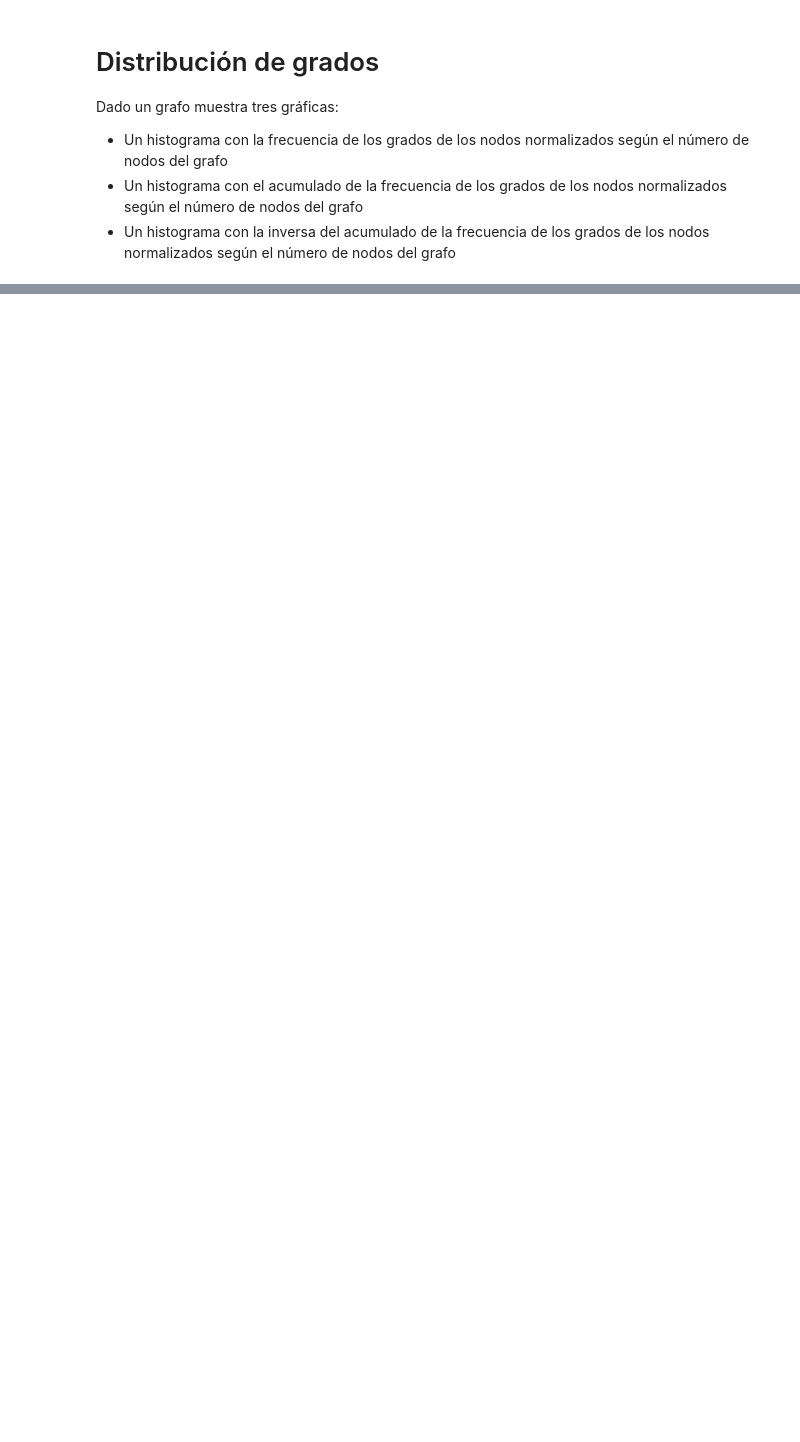
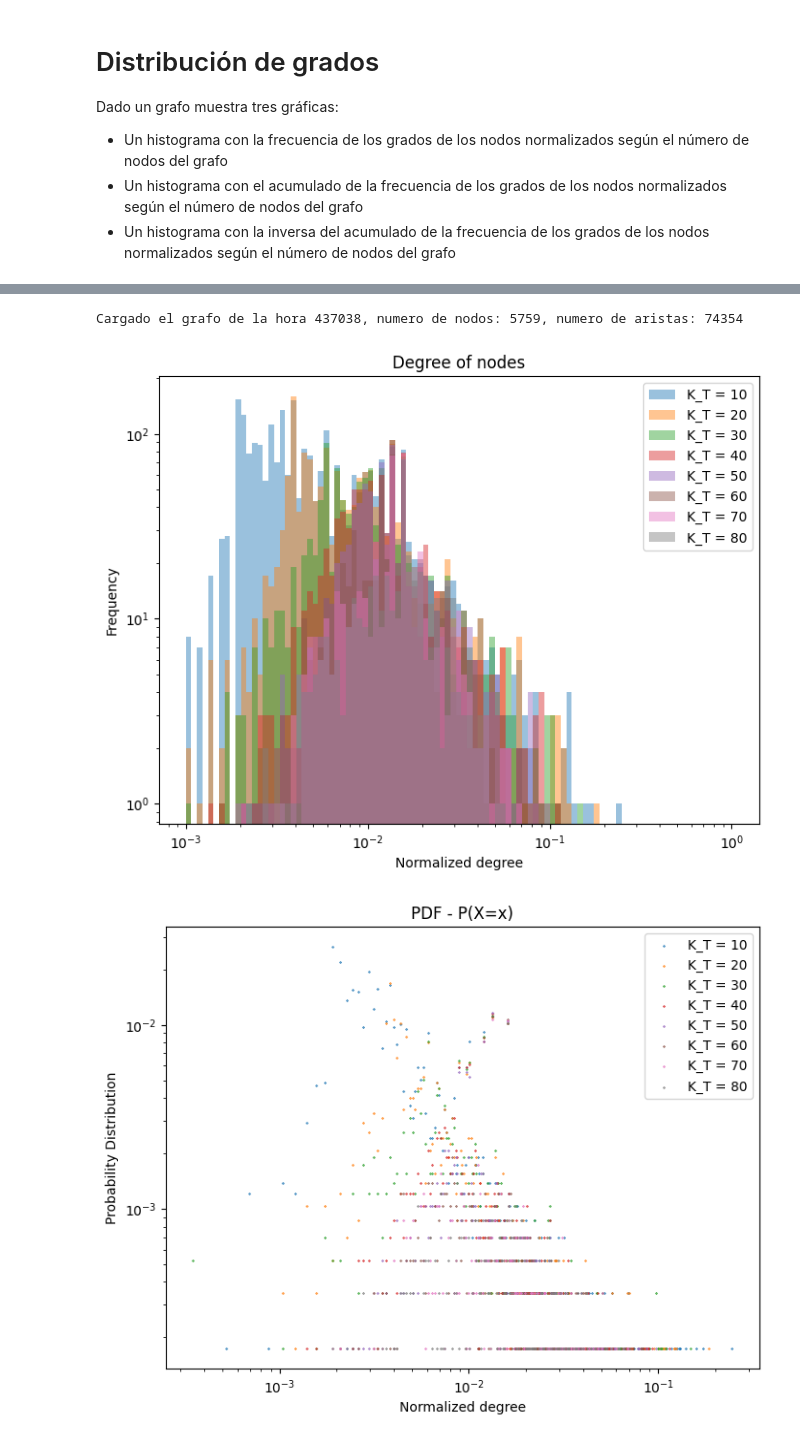
Before and after one commit to Manusua/Social_Manifestations_Fractal, a Jupyter notebook: degree_distribution.ipynb, the cells around one changed output, grey strips where cells are left out. Drawn from its saved outputs; the diff is of its cells as text; code cells hidden in the pictures; blank space fills up the shorter version.

```diff
--- a/degree_distribution.ipynb
+++ b/degree_distribution.ipynb
@@ -56,0 +49,27 @@ Cargado el grafo de la hora 437038, numero de nodos: 5759, numero de aristas: 74
+# %%
+def calc_plot_degree_distributions_tres(name_graph, graphs_folder, plots_folder, G=None, arr_kt_plot=[5, 10, 20, 50, 100, 150, 200, 250]):
+
+    # Cargamos el grafo inicial
+    if G is None:
+        G = load_graph(name_graph, graphs_folder)
+    arr_points = []
+    for kt in arr_kt_plot:
+        F = tresh_normalization(G, kt)
+        points_kt = np.sort(np.array(list(dict(F.degree()).values())).astype(float)/float(G.number_of_nodes()))
+        arr_points.append(points_kt)
+
+    plot_degree_distribution(arr_points, name_graph, plots_folder, arr_kt_plot=arr_kt_plot, alpha=0.45)
+
+    arr_deg_prob = plot_degree_probability_distribution(arr_points, G.number_of_nodes(), name_graph, plots_folder, arr_kt_plot=arr_kt_plot)
+
+    arr_deg_cum = plot_degree_cummulative_distribution(arr_deg_prob, name_graph, plots_folder, arr_kt_plot=arr_kt_plot)
+
+    plot_degree_complementary_cummulative_distribution(arr_deg_cum, name_graph, plots_folder, arr_kt_plot=arr_kt_plot)
+# %%
+graphs_folder, plots_folder = get_paths(MODE, MANIFESTACION, metric="degree")
+
+calc_plot_degree_distributions_tres(hora, graphs_folder, plots_folder, arr_kt_plot=[10,20,30,40,50,60,70,80])
+# %% [output]
+Cargado el grafo de la hora 437038, numero de nodos: 5759, numero de aristas: 74354
+[figure, added]
+[figure, added]
```
Also changed, not shown: parts of 7 cells of this notebook, 9 other files.
